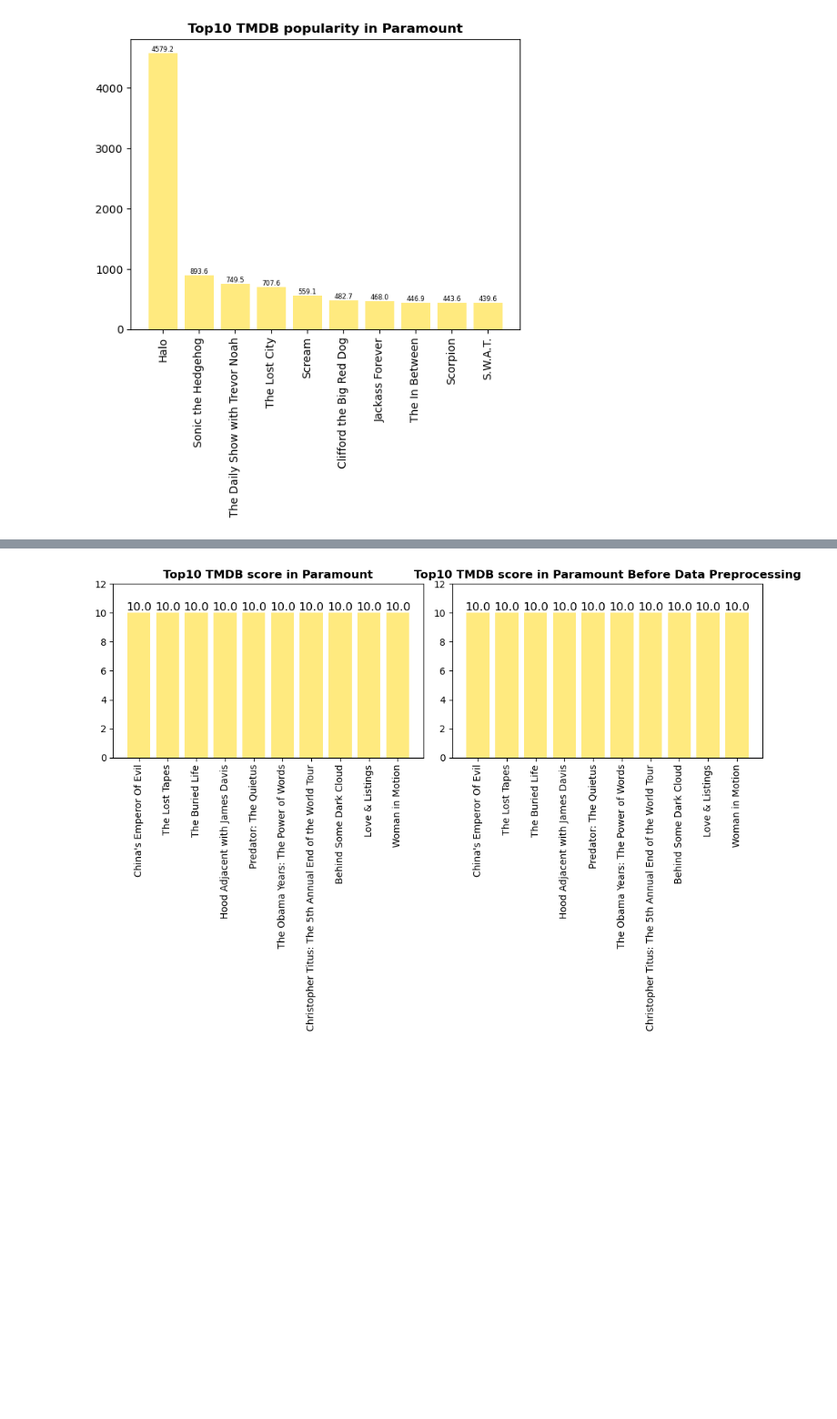
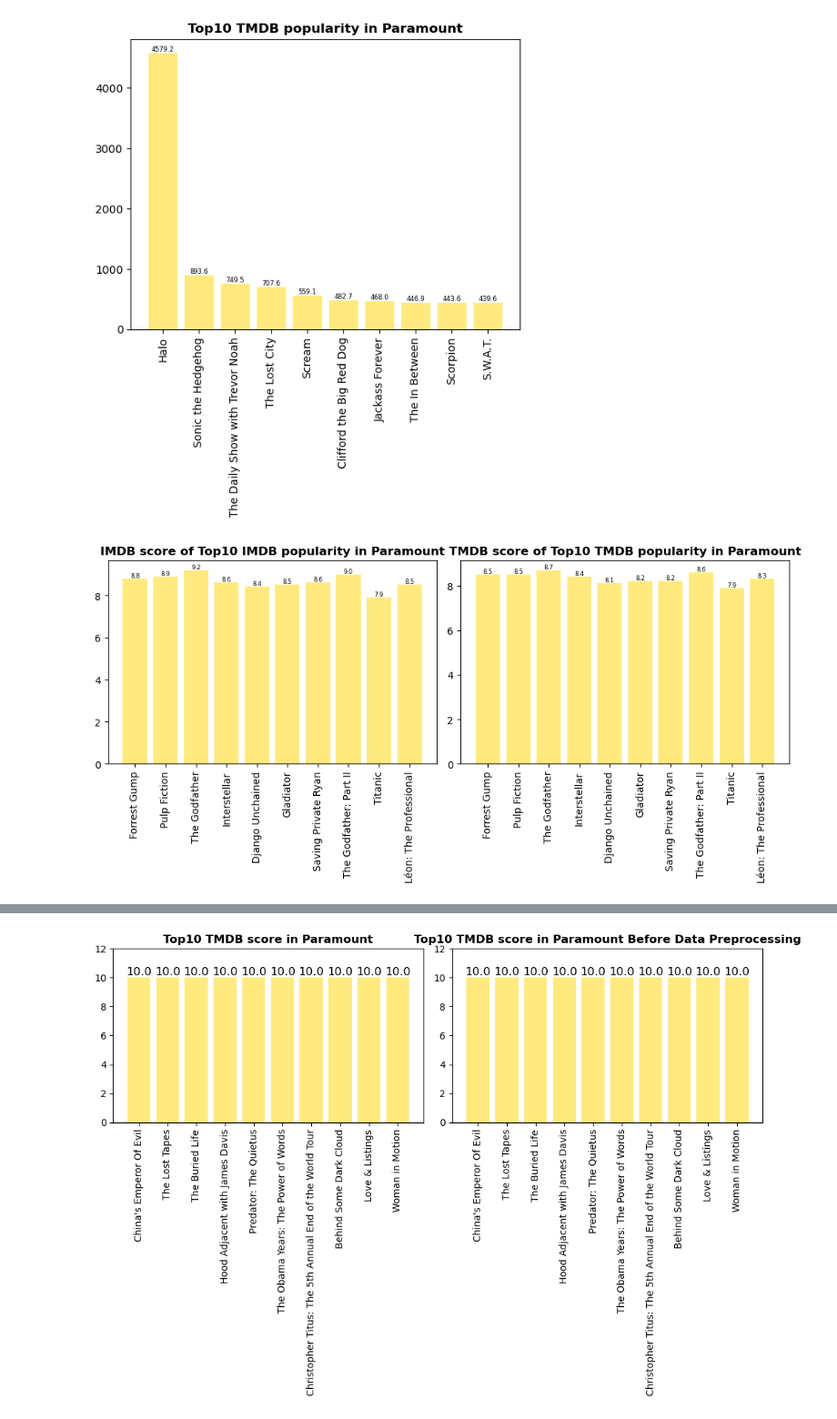
Before and after one commit to soy53/Datathon_ott, a Jupyter notebook: Paramount_1st.ipynb, the cells around one changed output, grey strips where cells are left out. Shown: that part at 91% size. Cells and saved outputs as stored; diff of their text form; code cells hidden in the pictures; blank space fills up the shorter version.

```diff
--- a/Paramount_1st.ipynb
+++ b/Paramount_1st.ipynb
@@ -306,6 +335,39 @@ plt.title("Top10 TMDB popularity in Paramount",fontweight="bold")
 plt.show()
 # %% [output]
 [figure]
+# %%
+fig = plt.figure(figsize=(10,5))
+
+# 상위 10개의 TMDB popularity에 해당하는 컨텐츠의 IMDB score
+plt.subplot(1,2,1)
+x = top_imdbvotes.head(10)['title']
+y = top_imdbvotes.head(10)['imdb_score']
+bar = plt.bar(x, y, color='gold', alpha=0.5)
+
+for rect in bar:
+    height = rect.get_height()
+    plt.text(rect.get_x() + rect.get_width()/2.0, height, '%.1f' % height, ha='center', va='bottom', size = 6)
+
+plt.xticks(rotation=90)
+plt.title("IMDB score of Top10 IMDB popularity in Paramount",fontweight="bold")
+
+# 상위 10개의 TMDB popularity에 해당하는 컨텐츠의 TMDB score
+plt.subplot(1,2,2)
+x = top_imdbvotes.head(10)['title']
+y = top_imdbvotes.head(10)['tmdb_score']
+bar = plt.bar(x, y, color='Gold', alpha=0.5)
+
+for rect in bar:
+    height = rect.get_height()
+    plt.text(rect.get_x() + rect.get_width()/2.0, height, '%.1f' % height, ha='center', va='bottom', size = 6)
+
+plt.xticks(rotation=90)
+plt.title("TMDB score of Top10 TMDB popularity in Paramount",fontweight="bold")
+
+plt.tight_layout()
+plt.show()
+# %% [output]
+[figure, added]
 # %%
 # tmdb score 상위 10개
 top_tmdbscore=para.sort_values('tmdb_score',ascending=False)
```
Also changed, not shown: parts of 5 cells of this notebook.
